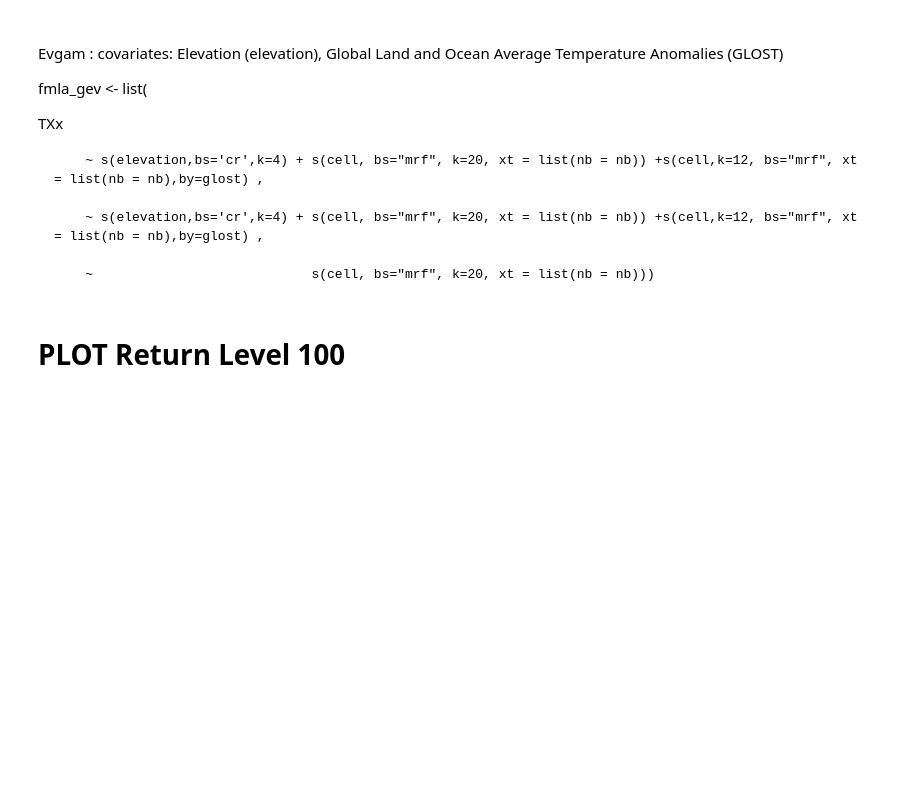
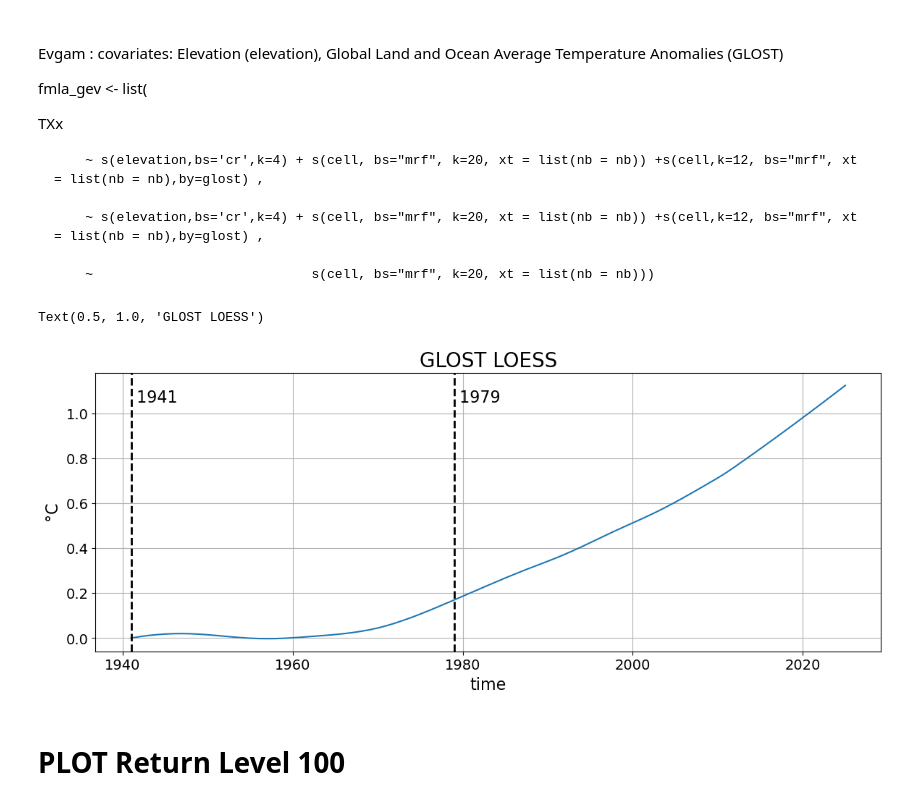
Before and after one commit to GaelleHervieux/TXx, a Jupyter notebook: TXx_USA_plots_extremes_1940vs1979.ipynb, the cells around one changed output. Cells and saved outputs as stored; diff of their text form; code cells hidden in the pictures; blank space fills up the shorter version.

```diff
--- a/TXx_USA_plots_extremes_1940vs1979.ipynb
+++ b/TXx_USA_plots_extremes_1940vs1979.ipynb
@@ -95,6 +95,26 @@ Tscale = [scale0,scale1,scale2,scale3]
 Tshape = [shape0,shape1,shape2,shape3]
 Tpvalue = [pvalue0,pvalue1,pvalue2,pvalue3]
 #
+# %%
+fileGLOST = '/annual_LOESS_NOAA_GLOST_anomaly.nc'
+ds_glost=xr.open_dataset(fileGLOST)
+
+ann_glost = ds_glost['glost']
+# %%
+fig, ax = plt.subplots(nrows=1,ncols=1,figsize=(14,5))
+ann_glost.plot(ax=ax)
+ax.axvline(1941,c='k',lw=2.,ls='--')
+ax.axvline(1979,c='k',lw=2.,ls='--')
+ax.text(1941,1.05,' 1941',fontsize=16)
+ax.text(1979,1.05,' 1979',fontsize=16)
+ax.grid()
+ax.tick_params(axis='both', labelsize=14)
+ax.set_xlabel('time',fontsize=16)
+ax.set_ylabel('$\degree$C',fontsize=16)
+plt.title('GLOST LOESS',fontsize=20)
+# %% [output]
+Text(0.5, 1.0, 'GLOST LOESS')
+[figure, added]
 # %% [markdown]
 # PLOT Return Level 100
 # %%
```
Also changed, not shown: parts of 4 cells of this notebook.
